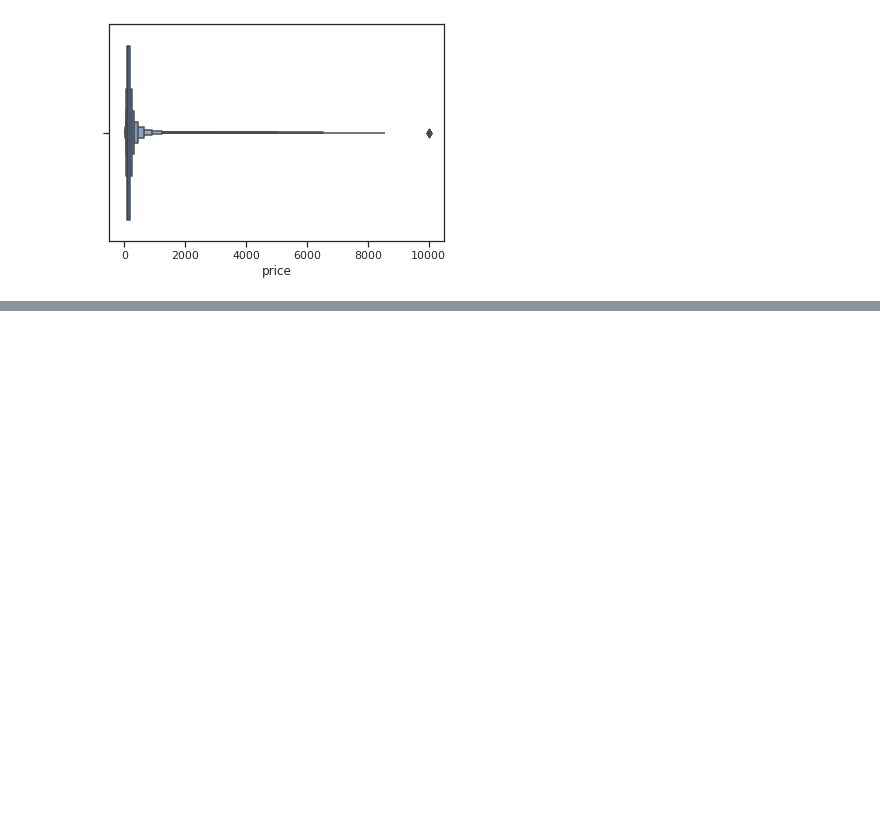
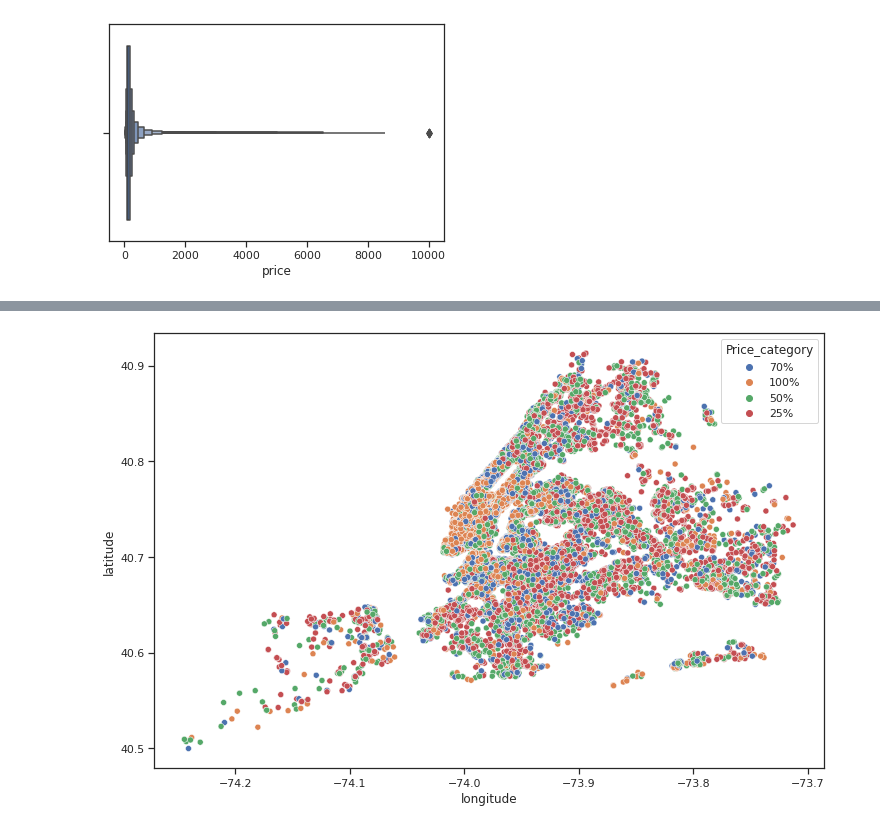
Before and after one commit to xalejandrow/machine-learning-python-template, a Jupyter notebook: src/explore.ipynb, the cells around one changed output, grey strips where cells are left out. Cells and saved outputs as stored; diff of their text form; code cells hidden in the pictures; blank space fills up the shorter version.

```diff
--- a/src/explore.ipynb
+++ b/src/explore.ipynb
@@ -244,0 +290,18 @@ sns.boxenplot(x='price',data=df_airbnb)
+# %%
+def categoria_precio(precio):
+  if precio <= 69:
+    return '25%'
+  elif precio <= 106:
+    return '50%'
+  elif precio <= 175:
+    return '70%'
+  else:
+    return '100%'
+# %%
+df_airbnb['Price_category'] = df_airbnb['price'].apply(categoria_precio)
+# %%
+plt.figure(figsize=(12,8))
+sns.scatterplot(x=df_airbnb.longitude,y=df_airbnb.latitude,hue=df_airbnb.Price_category)
+plt.show()
+# %% [output]
+[figure, added]
```
Also changed, not shown: parts of 10 cells of this notebook.
